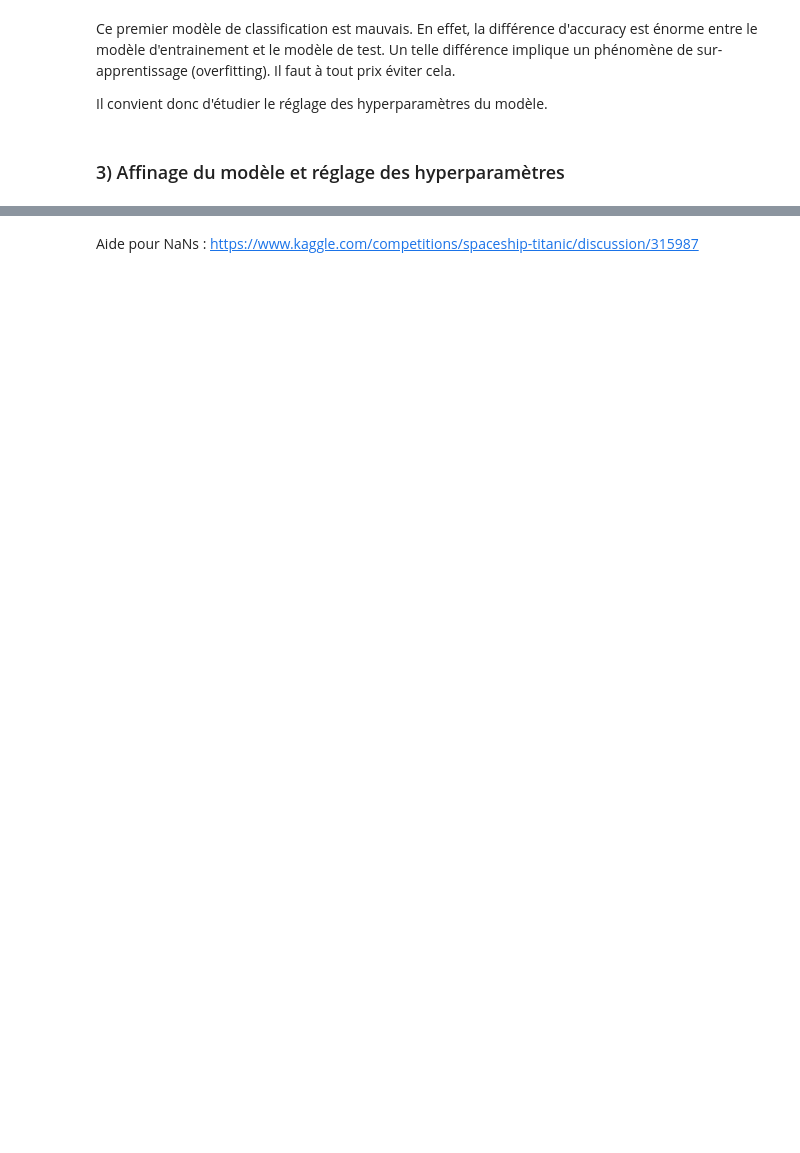
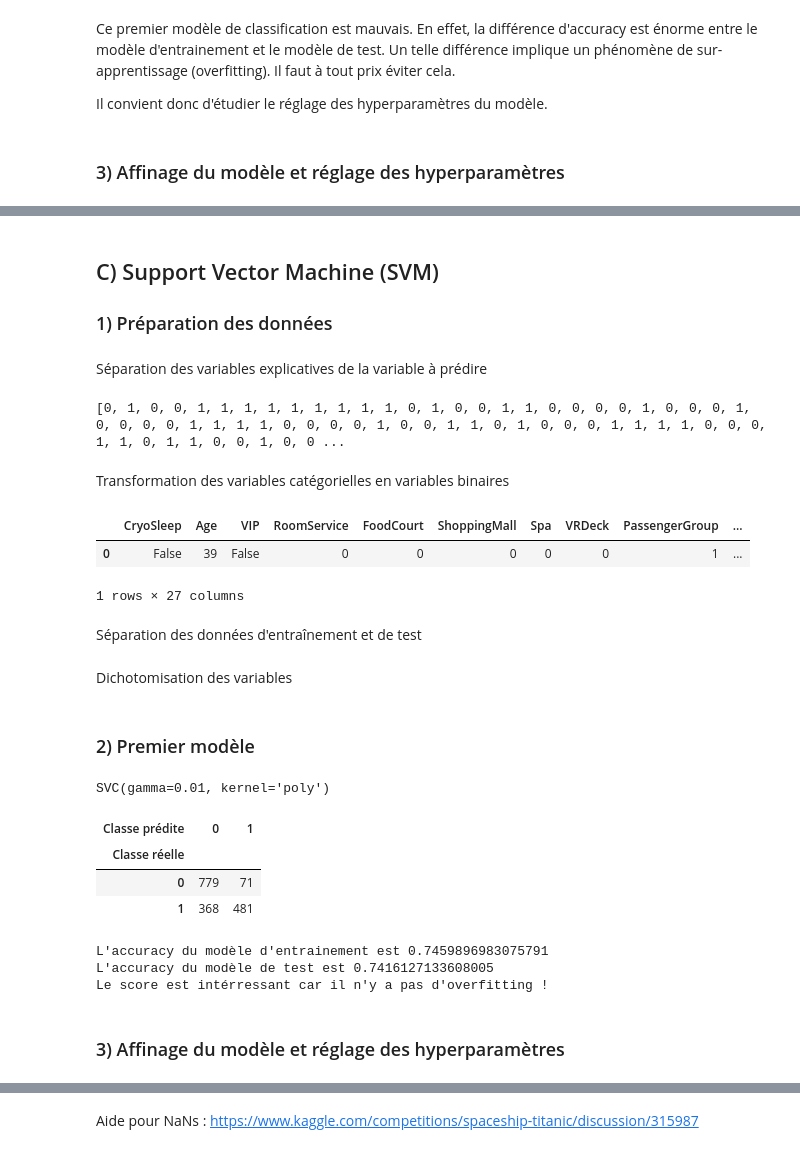
Before and after one commit to G-RELIQUET/Spaceship-Titanic, a Jupyter notebook: Etude.ipynb, the cells around one changed output, grey strips where cells are left out. Saved outputs shown, nothing was run; the diff lists cells and outputs as text; code cells hidden in the pictures; blank space fills up the shorter version.

```diff
--- a/Etude.ipynb
+++ b/Etude.ipynb
@@ -481,0 +874,27 @@ plt.show();
+# %% [markdown]
+## C) Support Vector Machine (SVM)
+### 1) Préparation des données
+# %%
+#On copie les DataFrames pour effectuer des modifications dessus
+df_train_SVM=df_train.copy()
+df_test_SVM=df_test.copy()
+# %% [markdown]
+Séparation des variables explicatives de la variable à prédire
+# %%
+data=df_train_SVM.drop('Transported', axis=1)
+target=df_train_SVM['Transported']
+target =  [1 if x==True else 0 for x in target]
+print(target)
+# %% [output]
+[0, 1, 0, 0, 1, 1, 1, 1, 1, 1, 1, 1, 1, 0, 1, 0, 0, 1, 1, 0, 0, 0, 0, 1, 0, 0, 0, 1, 0, 0, 0, 0, 1, 1, 1, 1, 0, 0, 0, 0, 1, 0, 0, 1, 1, 0, 1, 0, 0, 0, 1, 1, 1, 1, 0, 0, 0, 1, 1, 0, 1, 1, 0, 0, 1, 0, 0 ...
+# %% [markdown]
+Transformation des variables catégorielles en variables binaires
+# %%
+data_matrix=pd.get_dummies(data, dtype=float)
+data_matrix.head(1)
+# %% [output]
+|  | CryoSleep | Age | VIP | RoomService | FoodCourt | ShoppingMall | Spa | VRDeck | PassengerGroup | ... |
+| 0 | False | 39 | False | 0 | 0 | 0 | 0 | 0 | 1 | ... |
+1 rows × 27 columns
+# %% [markdown]
+Séparation des données d'entraînement et de test
@@ -481,0 +903,2 @@ plt.show();
+# %% [markdown]
+Dichotomisation des variables
@@ -481,0 +909,31 @@ plt.show();
+# %% [markdown]
+### 2) Premier modèle
+# %%
+#Construction du classifieur
+clf_svm=svm.SVC(gamma=0.01, kernel = 'poly')
+#Evaluation du modèle
+clf_svm.fit(X_train_scaled,y_train)
+# %% [output]
+SVC(gamma=0.01, kernel='poly')
+# %%
+#Evaluation du modèle
+y_pred=clf_svm.predict(X_test_scaled)
+pd.crosstab(y_test,y_pred,rownames=['Classe réelle'], colnames=['Classe prédite'])
+# %% [output]
+| Classe prédite | 0 | 1 |
+| Classe réelle |  |  |
+| 0 | 779 | 71 |
+| 1 | 368 | 481 |
+# %%
+#Accuracy
+accuracy = clf_svm.score(X_train_scaled, y_train)
+print("L'accuracy du modèle d'entrainement est",accuracy )
+accuracy = clf_svm.score(X_test_scaled, y_test)
+print("L'accuracy du modèle de test est",accuracy )
+print("Le score est intérressant car il n'y a pas d'overfitting !")
+# %% [output]
+L'accuracy du modèle d'entrainement est 0.7459896983075791
+L'accuracy du modèle de test est 0.7416127133608005
+Le score est intérressant car il n'y a pas d'overfitting !
+# %% [markdown]
+### 3) Affinage du modèle et réglage des hyperparamètres
```
Also changed, not shown: parts of 69 cells of this notebook.
